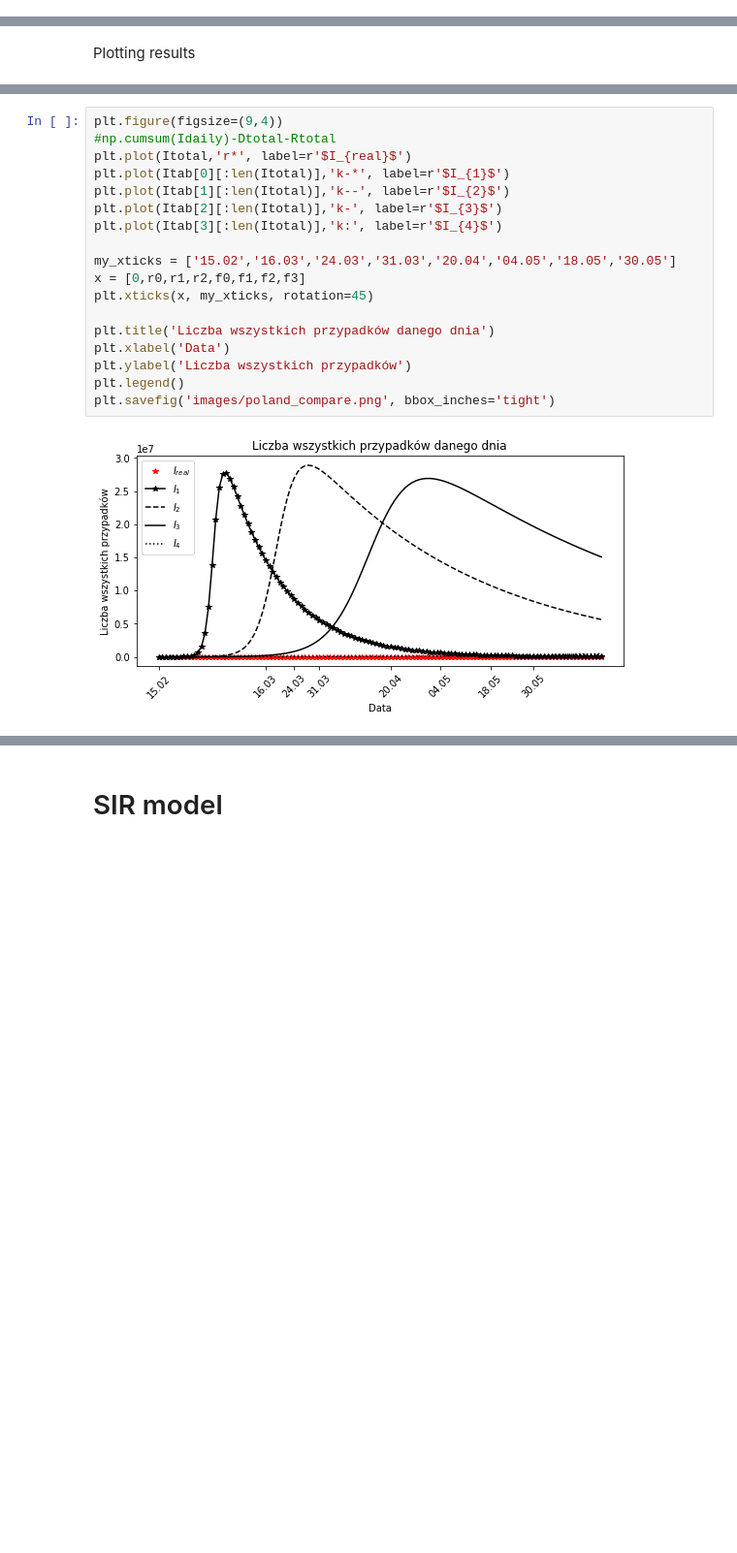
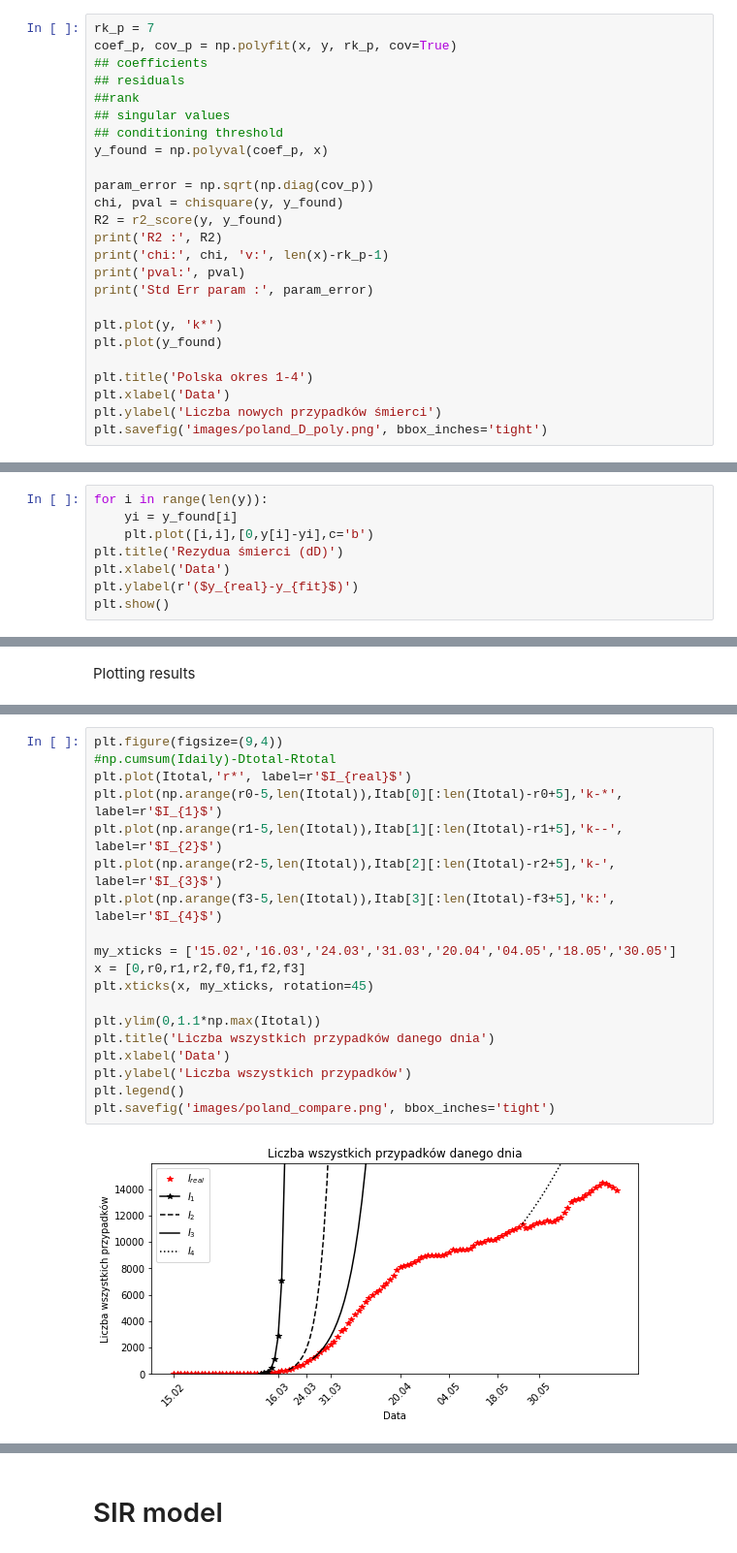
Before and after one commit to MarBry111/SIR_Poland_COVID19, a Jupyter notebook: SIR.ipynb, the cells around one changed output, grey strips where cells are left out. Shown: that part at 97% size. Cells and saved outputs as stored; diff of their text form; blank space fills up the shorter version.

```diff
--- a/SIR.ipynb
+++ b/SIR.ipynb
@@ -522,0 +672,25 @@ dD4 :  5 +- 63.31435388094213
+# %%
+rk_p = 7
+coef_p, cov_p = np.polyfit(x, y, rk_p, cov=True)
+## coefficients
+## residuals
+##rank
+## singular values
+## conditioning threshold
+y_found = np.polyval(coef_p, x)
+
+param_error = np.sqrt(np.diag(cov_p))
+chi, pval = chisquare(y, y_found)
+R2 = r2_score(y, y_found)
+print('R2 :', R2)
+print('chi:', chi, 'v:', len(x)-rk_p-1)
+print('pval:', pval)
+print('Std Err param :', param_error)
+
+plt.plot(y, 'k*')
+plt.plot(y_found)
+
+plt.title('Polska okres 1-4')
+plt.xlabel('Data')
+plt.ylabel('Liczba nowych przypadków śmierci')
+plt.savefig('images/poland_D_poly.png', bbox_inches='tight')
@@ -522,0 +704,8 @@ dD4 :  5 +- 63.31435388094213
+# %%
+for i in range(len(y)):
+    yi = y_found[i]
+    plt.plot([i,i],[0,y[i]-yi],c='b')
+plt.title('Rezydua śmierci (dD)')
+plt.xlabel('Data')
+plt.ylabel(r'($y_{real}-y_{fit}$)')
+plt.show()
@@ -681,20 +870,21 @@ delta = 0.0004406062742333451
 # %%
 plt.figure(figsize=(9,4))
 #np.cumsum(Idaily)-Dtotal-Rtotal
 plt.plot(Itotal,'r*', label=r'$I_{real}$')
-plt.plot(Itab[0][:len(Itotal)],'k-*', label=r'$I_{1}$')
-plt.plot(Itab[1][:len(Itotal)],'k--', label=r'$I_{2}$')
-plt.plot(Itab[2][:len(Itotal)],'k-', label=r'$I_{3}$')
-plt.plot(Itab[3][:len(Itotal)],'k:', label=r'$I_{4}$')
+plt.plot(np.arange(r0-5,len(Itotal)),Itab[0][:len(Itotal)-r0+5],'k-*', label=r'$I_{1}$')
+plt.plot(np.arange(r1-5,len(Itotal)),Itab[1][:len(Itotal)-r1+5],'k--', label=r'$I_{2}$')
+plt.plot(np.arange(r2-5,len(Itotal)),Itab[2][:len(Itotal)-r2+5],'k-', label=r'$I_{3}$')
+plt.plot(np.arange(f3-5,len(Itotal)),Itab[3][:len(Itotal)-f3+5],'k:', label=r'$I_{4}$')
 
 my_xticks = ['15.02','16.03','24.03','31.03','20.04','04.05','18.05','30.05']
 x = [0,r0,r1,r2,f0,f1,f2,f3]
 plt.xticks(x, my_xticks, rotation=45)
 
+plt.ylim(0,1.1*np.max(Itotal))
 plt.title('Liczba wszystkich przypadków danego dnia')
 plt.xlabel('Data')
 plt.ylabel('Liczba wszystkich przypadków')
 plt.legend()
 plt.savefig('images/poland_compare.png', bbox_inches='tight')
 # %% [output]
-[figure, old version]
+[figure, new version]
```
Also changed, not shown: parts of 56 cells of this notebook.
